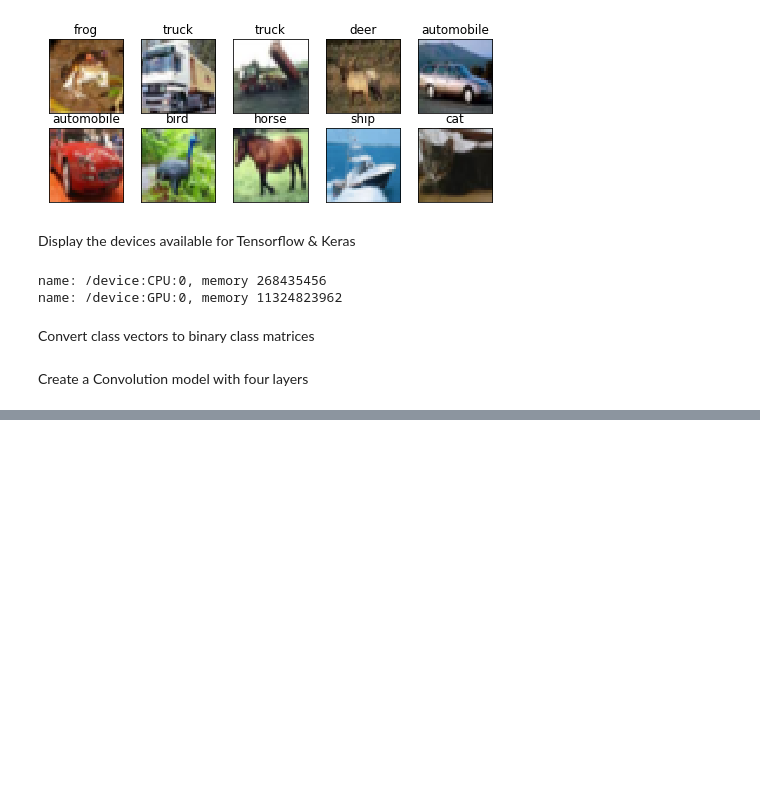
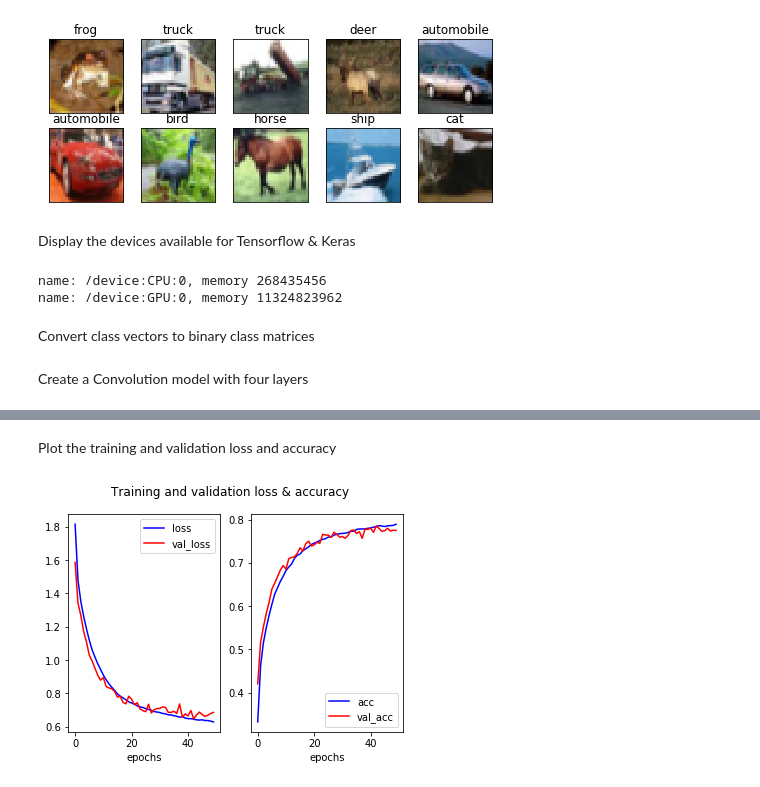
Before and after one commit to gavinln/keras-on-aws, a Jupyter notebook: code/notebooks/keras/04-Convolution_4_layer_CIFAR_dataset.ipynb, the cells around one changed output, grey strips where cells are left out. Cells and saved outputs as stored; diff of their text form; code cells hidden in the pictures; blank space fills up the shorter version.

Commit message:
added loss and accuracy

```diff
--- a/code/notebooks/keras/04-Convolution_4_layer_CIFAR_dataset.ipynb
+++ b/code/notebooks/keras/04-Convolution_4_layer_CIFAR_dataset.ipynb
@@ -78,10 +78,7 @@ name: /device:GPU:0, memory 11324823962
 # %%
 num_classes = 10
 batch_size = 32
-epochs = 5
-
-# input image dimensions
-(img_rows, img_cols) = x_train.shape[1:3]
+epochs = 50
 
 x_train = x_train.astype('float32')
 x_test = x_test.astype('float32')
@@ -95,9 +92,10 @@ y_test_bin = keras.utils.to_categorical(y_test.squeeze(), num_classes)
 # %% [markdown]
 Create a Convolution model with four layers
 # %%
+K.clear_session()
+
 model = Sequential()
-model.add(Conv2D(32, (3, 3), padding='same',
-                 input_shape=x_train.shape[1:]))
+model.add(Conv2D(32, (3, 3), padding='same', input_shape=x_train.shape[1:]))
 model.add(Activation('relu'))
 model.add(Conv2D(32, (3, 3)))
 model.add(Activation('relu'))
@@ -142,6 +122,6 @@ model.compile(loss=keras.losses.categorical_crossentropy,
               optimizer=keras.optimizers.rmsprop(lr=0.0001, decay=1e-6),
               metrics=['accuracy'])
 # %%
-%%timeit -n 1 -r 1
-model.fit(x_train, y_train_bin, batch_size=batch_size, epochs=epochs,
-          validation_data=(x_test, y_test_bin))
+fit = model.fit(x_train, y_train_bin, batch_size=batch_size, epochs=epochs,
+                validation_data=(x_test, y_test_bin), shuffle=True,
+                verbose=0)
@@ -161 +128,20 @@ Epoch 5/5
+# %% [markdown]
+Plot the training and validation loss and accuracy
+# %%
+def plot_loss_accuracy(fit):
+
+    def plot_measure_by_epoch(fit, item1, item2, ax):
+        ax.plot(fit.history[item1], c='blue')
+        ax.plot(fit.history[item2], c='red')
+        ax.set_xlabel('epochs')
+        ax.legend([item1, item2])
+
+    fig, ax = plt.subplots(nrows=1, ncols=2)
+    plot_measure_by_epoch(fit, 'loss', 'val_loss', ax[0])
+    plot_measure_by_epoch(fit, 'acc', 'val_acc', ax[1])
+    fig.suptitle('Training and validation loss & accuracy')
+
+plot_loss_accuracy(fit)
+# %% [output]
+[figure, added]
 # %% [markdown]
```
Also changed, not shown: parts of 5 cells of this notebook, 2 other files.
